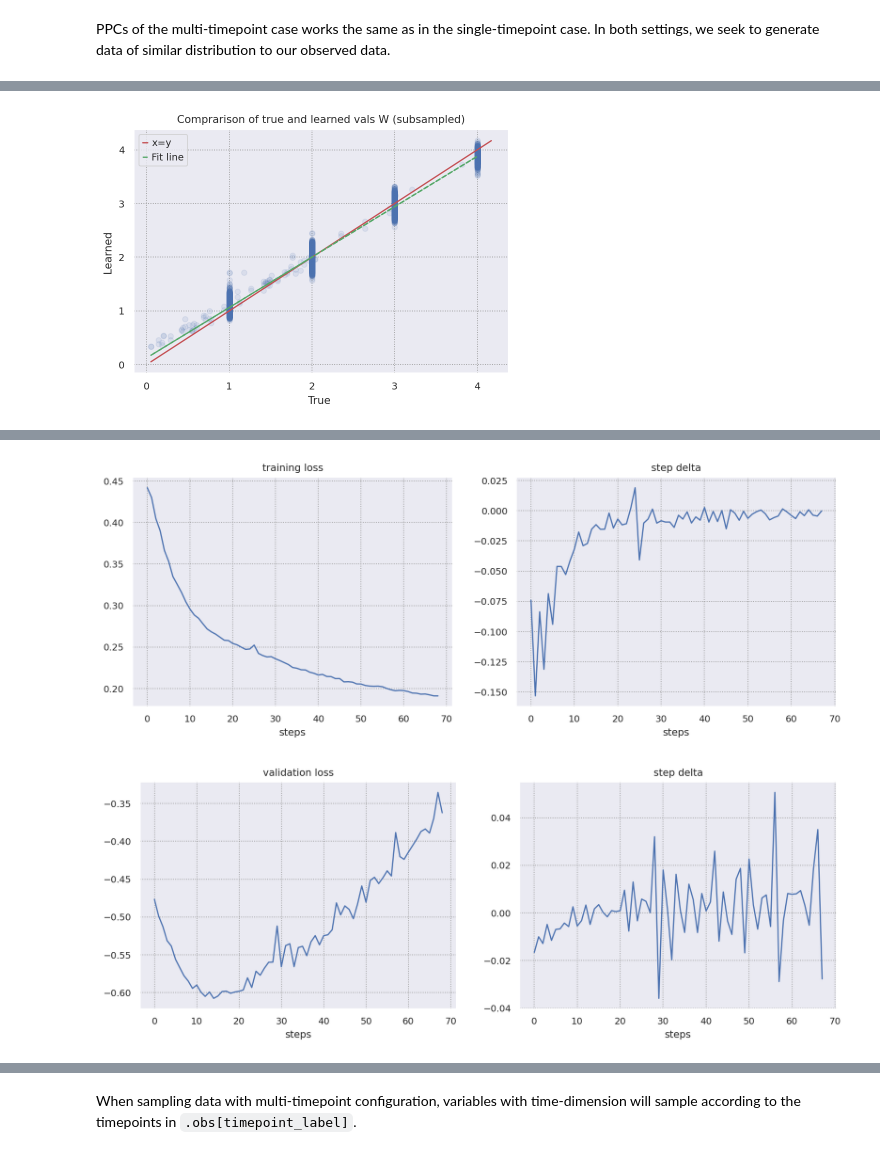
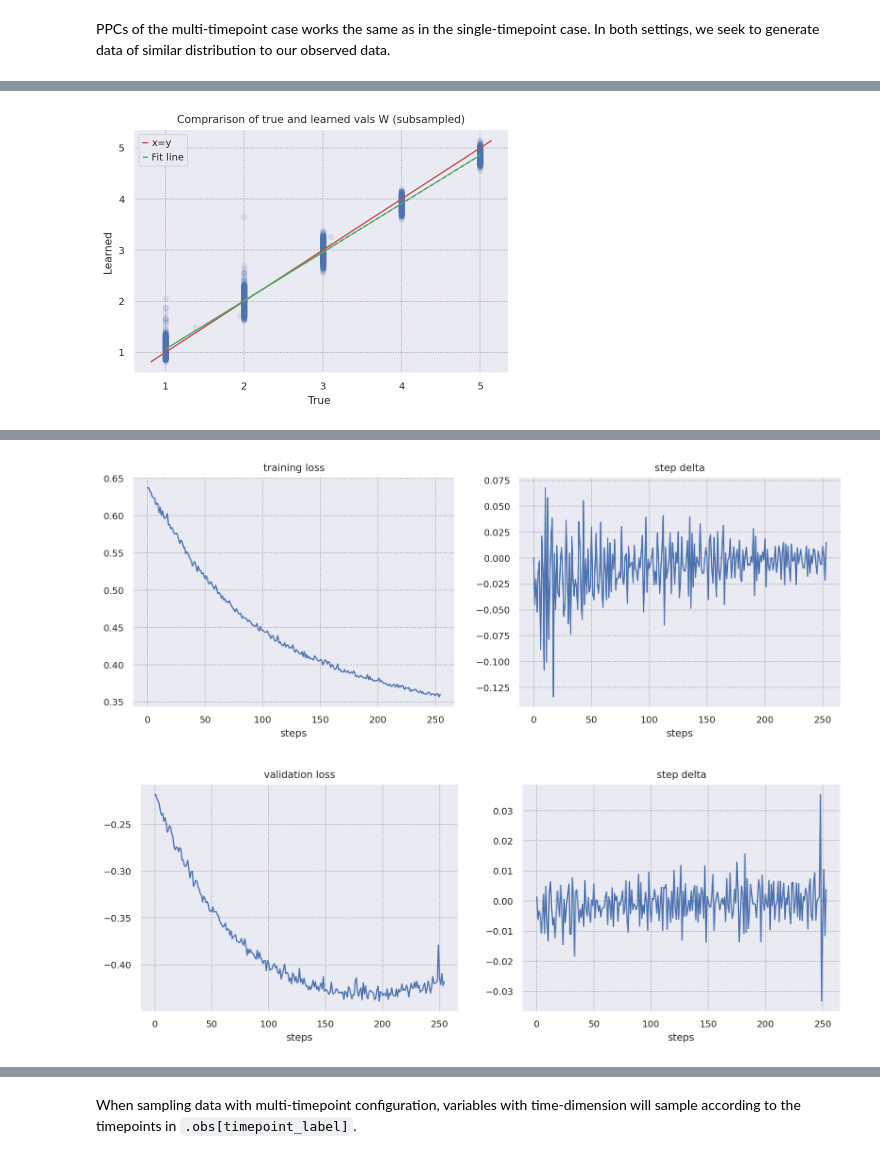
Before and after one commit to azizilab/echidna, a Jupyter notebook: examples/2-multi-timepoint.ipynb, the cells around one changed output, grey strips where cells are left out. Cells and saved outputs as stored; diff of their text form; code cells hidden in the pictures.

```diff
--- a/examples/2-multi-timepoint.ipynb
+++ b/examples/2-multi-timepoint.ipynb
@@ -11,8 +11,8 @@ ec.pl.activate_plot_settings()
 # %% [markdown]
 As in the first example, read in your single-cell and copy number data. This time, our AnnData contains cells across multiple timepoints of treatment, "pre" and "on".
 # %%
-adata = sc.read_h5ad("data/F01_pre_on.h5")
-wdf = pd.read_csv("data/wgs_F01_cellranger.csv", index_col="gene")
+adata = sc.read_h5ad("data/R310_scRNA_MT.h5")
+wdf = pd.read_csv("data/R310_W_MT.csv").set_index("geneName")
 # %%
 # W has two out of order timepoints.
 # We will define a setting to handle this behavior explicitly and uniformly.
@@ -32,2 +37,0 @@ Pre-process your data if necessary. I've already run this step and saved the pro
-# %%
-adata = ec.tl.filter_low_var_genes(adata, var_threshold=0.001)
@@ -96,7 +104,9 @@ ec.pl.ppc(adata, "X")
 # %%
 ec.pl.ppc(adata, "W")
 # %% [output]
-[figure, old version]
+[figure, new version]
 # %%
+adata.uns["echidna"]["config"]["learning_rate"] = .01
+adata.uns["echidna"]["config"]["patience"] = 60
 ec.tl.simulate(adata)
 # %% [output]
@@ -104,2 +114,2 @@ ec.tl.simulate(adata)
-[figure, old version]
+[figure, new version]
-[figure, old version]
+[figure, new version]
```
Also changed, not shown: parts of 16 cells of this notebook, 8 other files.
